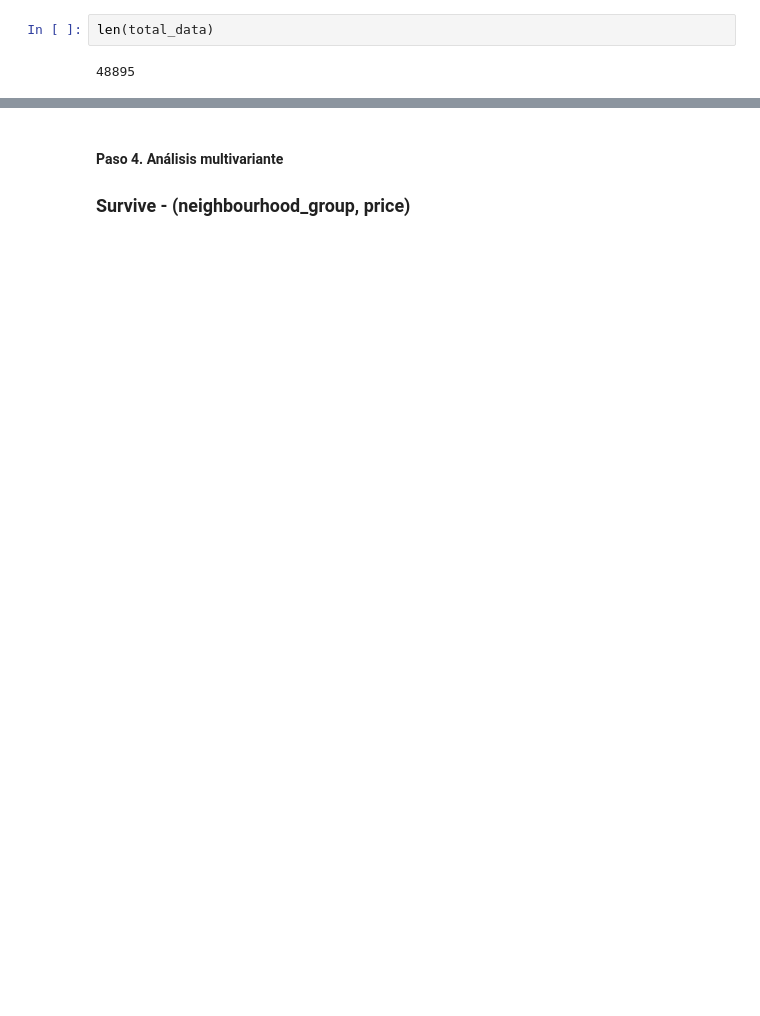
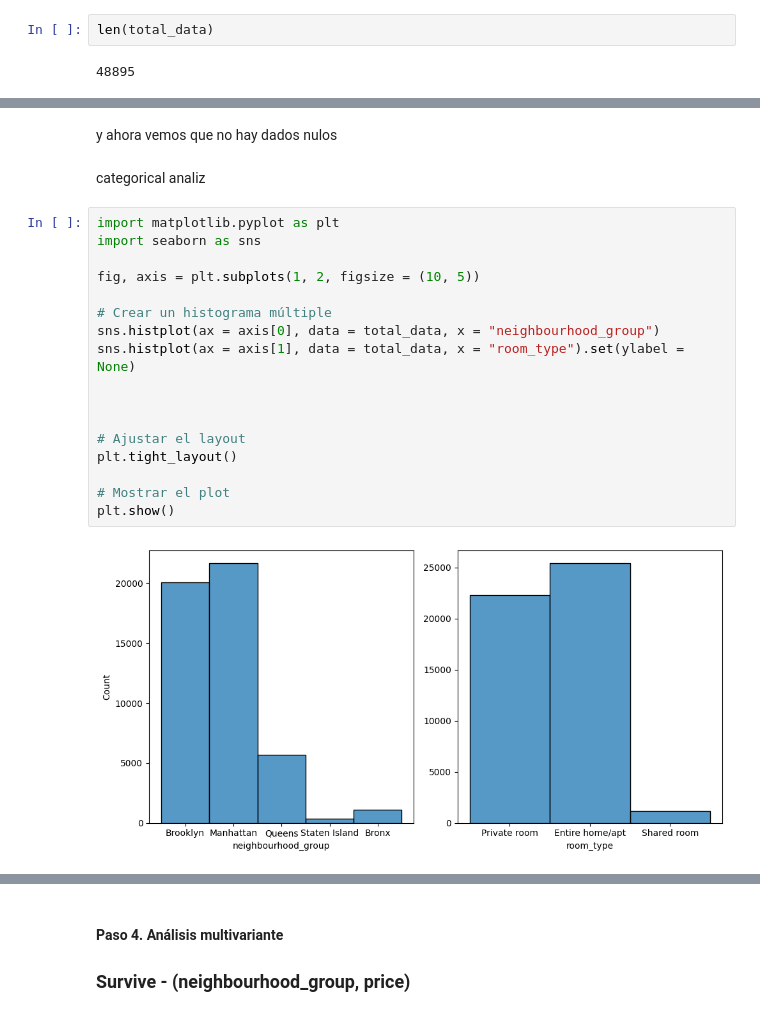
Before and after one commit to OlgaKurganova/EDA, a Jupyter notebook: src/explore.ipynb, the cells around one changed output, grey strips where cells are left out. Drawn from its saved outputs; the diff is of its cells as text; blank space fills up the shorter version.

```diff
--- a/src/explore.ipynb
+++ b/src/explore.ipynb
@@ -129,0 +145,23 @@ total_data.head()
+# %% [markdown]
+y ahora vemos que no hay dados nulos
+# %% [markdown]
+categorical analiz
+# %%
+import matplotlib.pyplot as plt
+import seaborn as sns
+
+fig, axis = plt.subplots(1, 2, figsize = (10, 5))
+
+# Crear un histograma múltiple
+sns.histplot(ax = axis[0], data = total_data, x = "neighbourhood_group")
+sns.histplot(ax = axis[1], data = total_data, x = "room_type").set(ylabel = None)
+
+
+
+# Ajustar el layout
+plt.tight_layout()
+
+# Mostrar el plot
+plt.show()
+# %% [output]
+[figure, added]
```
Also changed, not shown: parts of 21 cells of this notebook.
